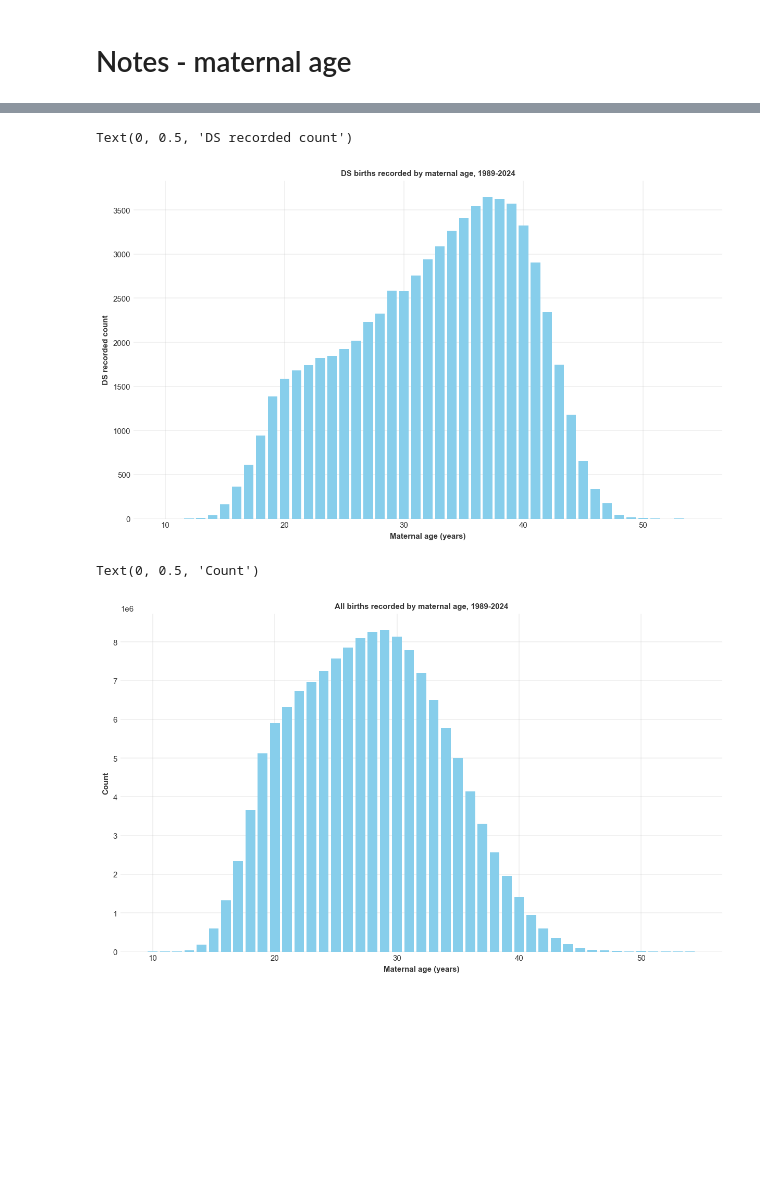
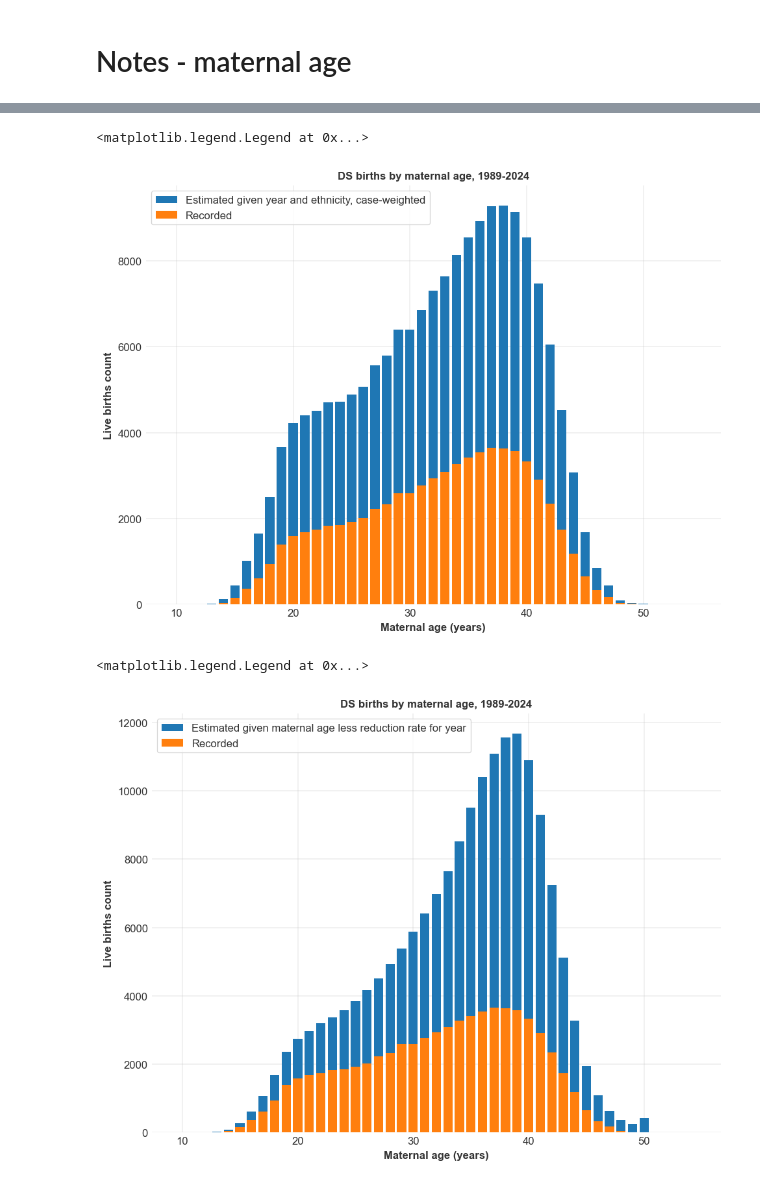
Before and after one commit to frankbuckley/ds-births-populations, a Jupyter notebook: projects/us-birth-certificates/notes-maternal-age.ipynb, the cells around one changed output, grey strips where cells are left out. Cells and saved outputs as stored; diff of their text form; code cells hidden in the pictures; blank space fills up the shorter version.

```diff
--- a/projects/us-birth-certificates/notes-maternal-age.ipynb
+++ b/projects/us-birth-certificates/notes-maternal-age.ipynb
@@ -66,13 +20,16 @@ year_summary_df
 mage_df = con.execute(
     """
     SELECT mage_c,
-           AVG(down_ind) as p_down_ind,
            COUNT(*)      as lb,
-           SUM(down_ind) as down_ind
+           SUM(down_ind) as count_down_ind,
+           AVG(down_ind) as prob_down_ind,
+           SUM(p_ds_lb_wt_mage_reduc) as count_ds_lb_wt_mage_reduc,
+           AVG(p_ds_lb_wt_mage_reduc) as prob_ds_lb_wt_mage_reduc,
+           SUM(ds_case_weight) as count_ds_case_weight,
+           AVG(ds_case_weight) as prob_ds_case_weight,
     FROM us_births
     WHERE
         year >= 1989
-      AND restatus <> 4
     GROUP BY mage_c
     ORDER BY mage_c
     """
@@ -100,18 +57,20 @@ mage_df
 # %%
-plt.figure(figsize=(8, 6))
-plt.bar(mage_df["mage_c"], mage_df["down_ind"], color='skyblue')
-plt.title('DS births recorded by maternal age, 1989-2024')
+plt.bar(mage_df["mage_c"], mage_df["count_ds_case_weight"], label="Estimated given year and ethnicity, case-weighted")
+plt.bar(mage_df["mage_c"], mage_df["count_down_ind"], label="Recorded")
+plt.title('DS births by maternal age, 1989-2024')
 plt.xlabel('Maternal age (years)')
-plt.ylabel('DS recorded count')
+plt.ylabel('Live births count')
+plt.legend()
 # %% [output]
-Text(0, 0.5, 'DS recorded count')
+<matplotlib.legend.Legend at 0x...>
-[figure, old version]
+[figure, new version]
 # %%
-plt.figure(figsize=(10, 6))
-plt.bar(mage_df["mage_c"], mage_df["lb"], color='skyblue')
-plt.title('All births recorded by maternal age, 1989-2024')
+plt.bar(mage_df["mage_c"], mage_df["count_ds_lb_wt_mage_reduc"], label="Estimated given maternal age less reduction rate for year")
+plt.bar(mage_df["mage_c"], mage_df["count_down_ind"], label="Recorded")
+plt.title('DS births by maternal age, 1989-2024')
 plt.xlabel('Maternal age (years)')
-plt.ylabel('Count')
+plt.ylabel('Live births count')
+plt.legend()
 # %% [output]
-Text(0, 0.5, 'Count')
+<matplotlib.legend.Legend at 0x...>
-[figure, old version]
+[figure, new version]
```
Also changed, not shown: parts of 8 cells of this notebook, 3 other files.
